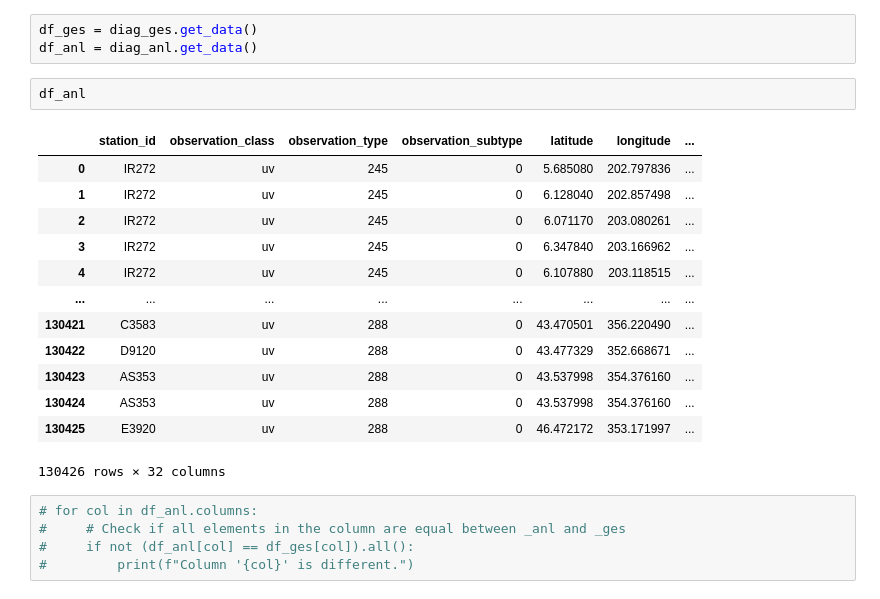
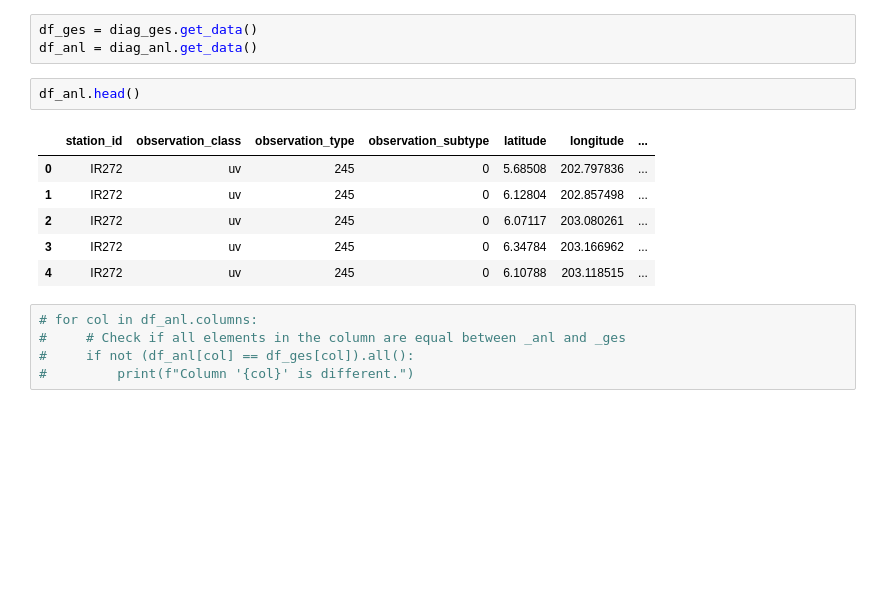
Before and after one commit to NOAA-GSL/pyDAmonitor, a Jupyter notebook: code/filter_df_testing.ipynb, the cells around one changed output. Saved outputs shown, nothing was run; the diff lists cells and outputs as text; blank space fills up the shorter version.

```diff
--- a/code/filter_df_testing.ipynb
+++ b/code/filter_df_testing.ipynb
@@ -38,21 +33,14 @@ diag_anl.metadata
 df_ges = diag_ges.get_data()
 df_anl = diag_anl.get_data()
 # %%
-df_anl
+df_anl.head()
 # %% [output]
 |  | station_id | observation_class | observation_type | observation_subtype | latitude | longitude | ... |
-| 0 | IR272 | uv | 245 | 0 | 5.685080 | 202.797836 | ... |
-| 1 | IR272 | uv | 245 | 0 | 6.128040 | 202.857498 | ... |
-| 2 | IR272 | uv | 245 | 0 | 6.071170 | 203.080261 | ... |
-| 3 | IR272 | uv | 245 | 0 | 6.347840 | 203.166962 | ... |
-| 4 | IR272 | uv | 245 | 0 | 6.107880 | 203.118515 | ... |
-| ... | ... | ... | ... | ... | ... | ... | ... |
-| 130421 | C3583 | uv | 288 | 0 | 43.470501 | 356.220490 | ... |
-| 130422 | D9120 | uv | 288 | 0 | 43.477329 | 352.668671 | ... |
-| 130423 | AS353 | uv | 288 | 0 | 43.537998 | 354.376160 | ... |
-| 130424 | AS353 | uv | 288 | 0 | 43.537998 | 354.376160 | ... |
-| 130425 | E3920 | uv | 288 | 0 | 46.472172 | 353.171997 | ... |
+| 0 | IR272 | uv | 245 | 0 | 5.68508 | 202.797836 | ... |
+| 1 | IR272 | uv | 245 | 0 | 6.12804 | 202.857498 | ... |
+| 2 | IR272 | uv | 245 | 0 | 6.07117 | 203.080261 | ... |
+| 3 | IR272 | uv | 245 | 0 | 6.34784 | 203.166962 | ... |
+| 4 | IR272 | uv | 245 | 0 | 6.10788 | 203.118515 | ... |
-130426 rows × 32 columns
 # %%
 # for col in df_anl.columns:
 #     # Check if all elements in the column are equal between _anl and _ges
```
Also changed, not shown: parts of 9 cells of this notebook, 2 other files.
